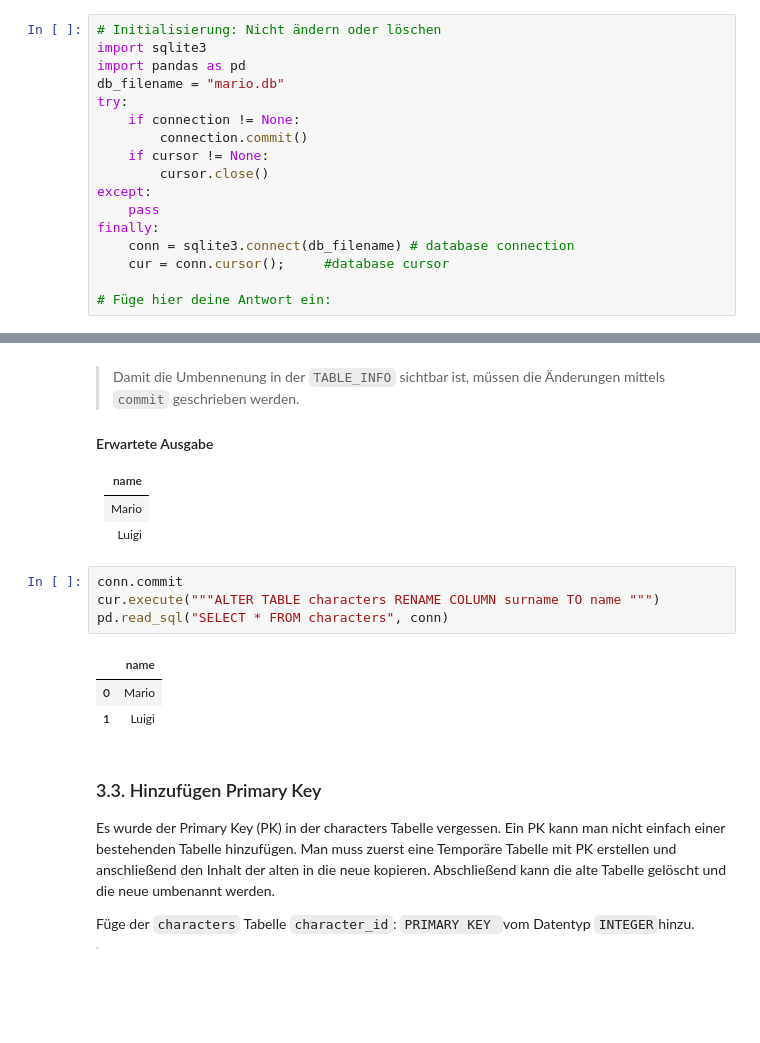
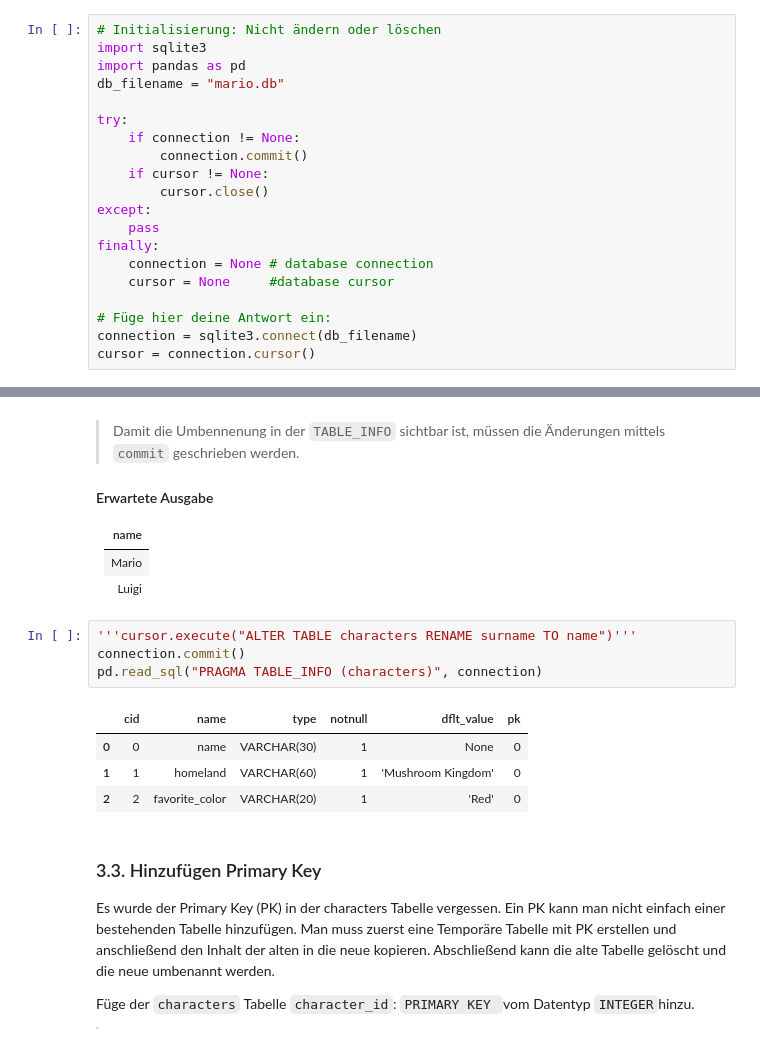
Before and after one commit to iSketchup/POS2526, a Jupyter notebook: DBI/20-0_DDL_DML_mario_database.ipynb, the cells around one changed output, grey strips where cells are left out. Drawn from its saved outputs; the diff is of its cells as text; blank space fills up the shorter version.

```diff
--- a/DBI/20-0_DDL_DML_mario_database.ipynb
+++ b/DBI/20-0_DDL_DML_mario_database.ipynb
@@ -9,6 +9,7 @@ Erstelle mit SQLite eine Mario Datenbank `mario.db`
 import sqlite3
 import pandas as pd
 db_filename = "mario.db"
+
 try:
     if connection != None:
         connection.commit()
@@ -17,10 +18,12 @@ try:
 except:
     pass
 finally:
-    conn = sqlite3.connect(db_filename) # database connection
-    cur = conn.cursor();     #database cursor
+    connection = None # database connection
+    cursor = None     #database cursor
 
 # Füge hier deine Antwort ein:
+connection = sqlite3.connect(db_filename)
+cursor = connection.cursor()
 # %% [markdown]
 ## 2. Level: Erstellung Tabellen
 Erstelle folgende Tabellen aber **nur dann wenn diese nicht schon exsistieren**:
@@ -77,13 +83,14 @@ Benenne nun die Spalte `surname` in `name` um.
 | Mario  |
 | Luigi  |
 # %%
-conn.commit
-cur.execute("""ALTER TABLE characters RENAME COLUMN surname TO name """)
-pd.read_sql("SELECT * FROM characters", conn)
+'''cursor.execute("ALTER TABLE characters RENAME surname TO name")'''
+connection.commit()
+pd.read_sql("PRAGMA TABLE_INFO (characters)", connection)
 # %% [output]
-|  | name |
-| 0 | Mario |
-| 1 | Luigi |
+|  | cid | name | type | notnull | dflt_value | pk |
+| 0 | 0 | name | VARCHAR(30) | 1 | None | 0 |
+| 1 | 1 | homeland | VARCHAR(60) | 1 | 'Mushroom Kingdom' | 0 |
+| 2 | 2 | favorite_color | VARCHAR(20) | 1 | 'Red' | 0 |
 # %% [markdown]
 ### 3.3. Hinzufügen Primary Key
 Es wurde der Primary Key (PK) in der characters Tabelle vergessen. Ein PK kann man nicht einfach einer bestehenden Tabelle hinzufügen. Man muss zuerst eine Temporäre Tabelle mit PK erstellen und anschließend den Inhalt der alten in die neue kopieren. Abschließend kann die alte Tabelle gelöscht und die neue umbenannt werden.
```
Also changed, not shown: parts of 15 cells of this notebook, 4 other files.
